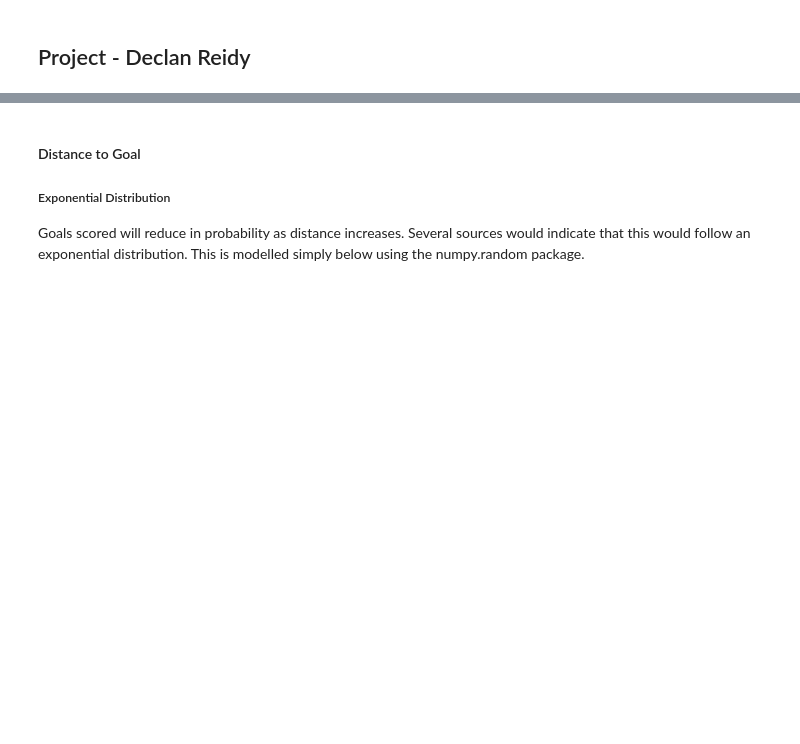
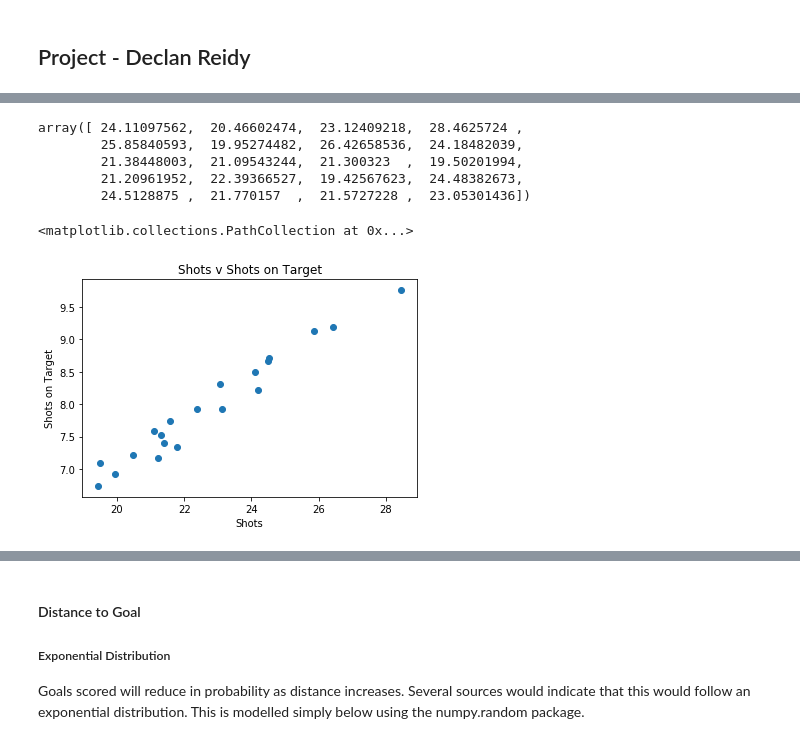
Before and after one commit to G00364690/PDA-Project, a Jupyter notebook: PDA-Project.ipynb, the cells around one changed output, grey strips where cells are left out. Saved outputs shown, nothing was run; the diff lists cells and outputs as text; code cells hidden in the pictures; blank space fills up the shorter version.

```diff
--- a/PDA-Project.ipynb
+++ b/PDA-Project.ipynb
@@ -90,0 +98,33 @@ Given the erratic nature of football results and relatively large standard devia
+# %%
+"Plotting the linear relationship between shots and shots on target"
+"Using a standard deviation of 3 we can generate a random array of number of shots based on a random number between 12 and 25"
+
+import pandas as pd
+import numpy.random as np
+import matplotlib.pyplot as plt
+
+%matplotlib inline
+
+z = np.randint(18,25)
+x = np.normal(z,3,size=20)
+x
+# %% [output]
+array([ 24.11097562,  20.46602474,  23.12409218,  28.4625724 ,
+        25.85840593,  19.95274482,  26.42658536,  24.18482039,
+        21.38448003,  21.09543244,  21.300323  ,  19.50201994,
+        21.20961952,  22.39366527,  19.42567623,  24.48382673,
+        24.5128875 ,  21.770157  ,  21.5727228 ,  23.05301436])
+# %%
+"Using the Random shots value we can then use the equation of a line to plot the shots on target (approx 33%)"
+"We can also add some standard errors to the calculation by adding a small random sample to the x coordinate"
+
+y = (x + 2*np.random((1,20)))/3
+
+plt.xlabel("Shots")
+plt.ylabel("Shots on Target")
+plt.title("Shots v Shots on Target")
+
+plt.scatter(x,y)
+# %% [output]
+<matplotlib.collections.PathCollection at 0x...>
+[figure, added]
```
Also changed, not shown: parts of 16 cells of this notebook.
